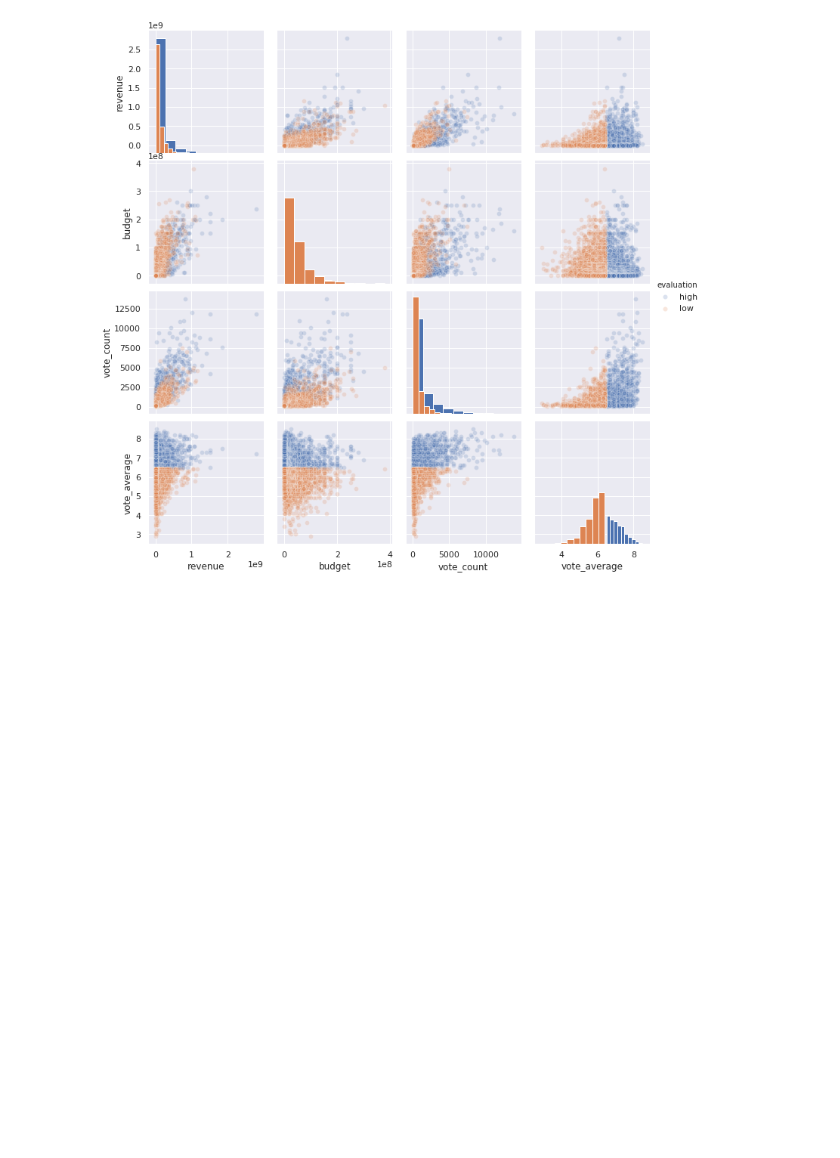
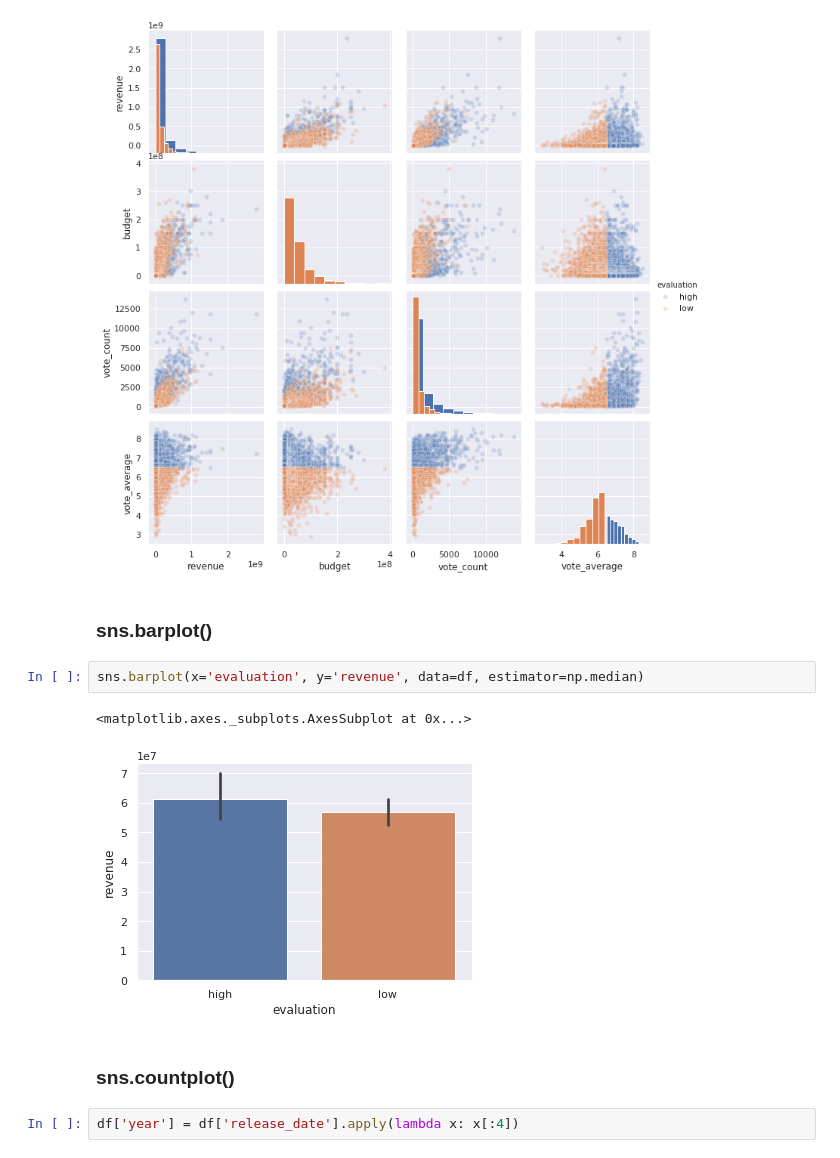
Before and after one commit to saka-21/python_coding, a Jupyter notebook: Seaborn.ipynb, the cells around one changed output. Saved outputs shown, nothing was run; the diff lists cells and outputs as text; blank space fills up the shorter version.

```diff
--- a/Seaborn.ipynb
+++ b/Seaborn.ipynb
@@ -64,3 +64,14 @@ sns.pairplot(df[['revenue', 'budget', 'vote_count', 'vote_average', 'evaluation'
 # %% [output]
 <seaborn.axisgrid.PairGrid at 0x...>
 [figure]
+# %% [markdown]
+### sns.barplot()
+# %%
+sns.barplot(x='evaluation', y='revenue', data=df, estimator=np.median)
+# %% [output]
+<matplotlib.axes._subplots.AxesSubplot at 0x...>
+[figure, added]
+# %% [markdown]
+### sns.countplot()
+# %%
+df['year'] = df['release_date'].apply(lambda x: x[:4])
```
Also changed, not shown: parts of 11 cells of this notebook.
